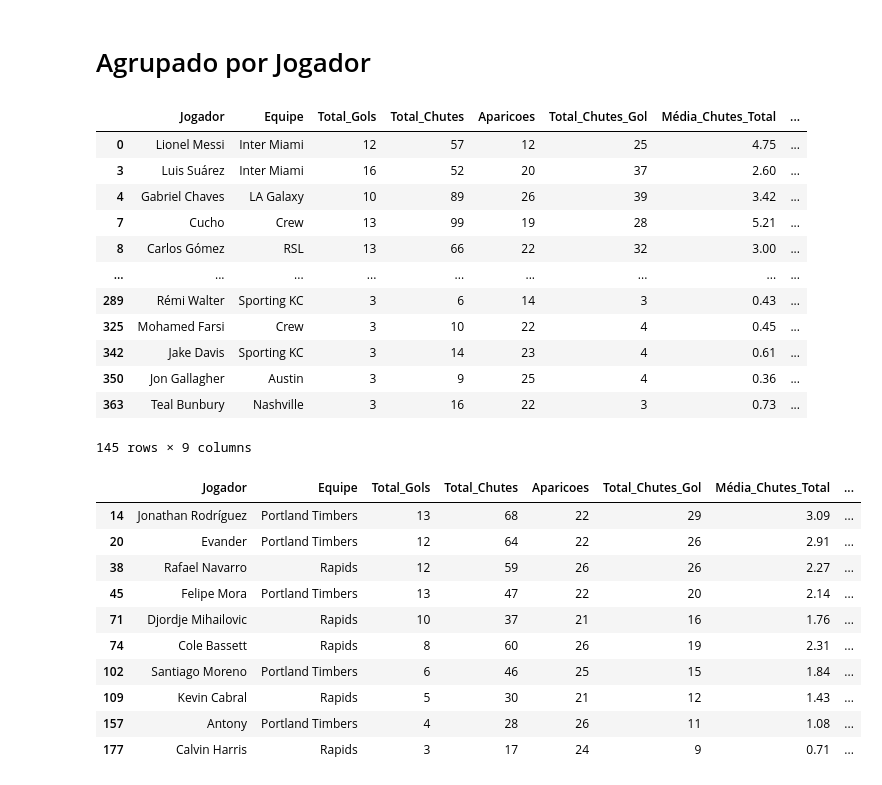
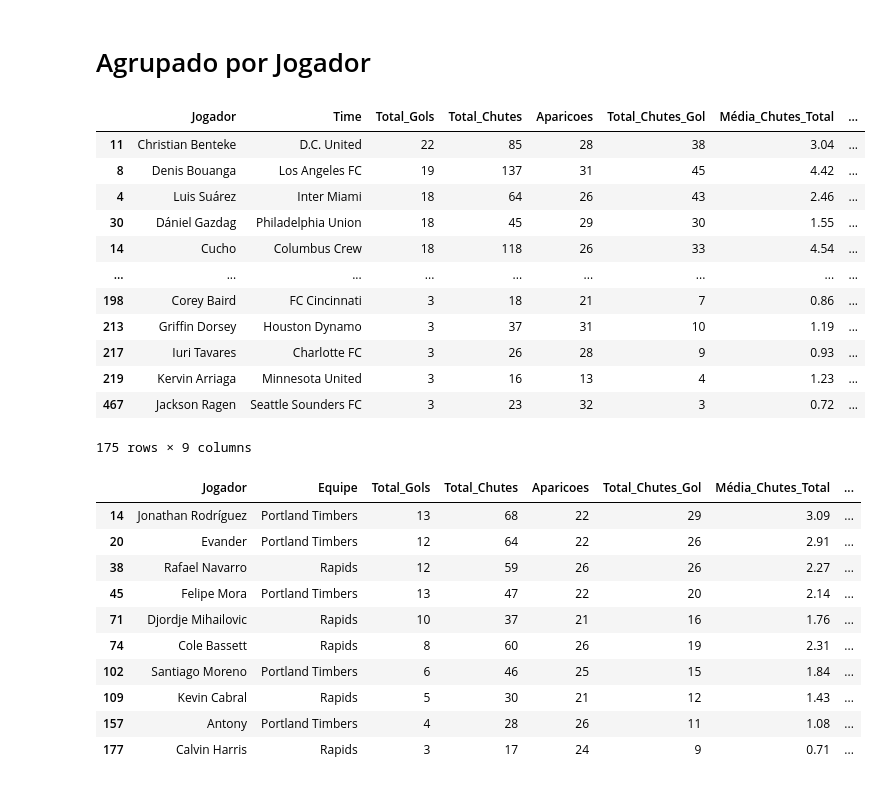
Before and after one commit to eduardopfbp/MLS-PlayerStats, a Jupyter notebook: ml.ipynb, the cells around one changed output. Saved outputs shown, nothing was run; the diff lists cells and outputs as text; code cells hidden in the pictures.

```diff
--- a/ml.ipynb
+++ b/ml.ipynb
@@ -34,8 +222,8 @@ database_ml.tail()
 # %% [markdown]
 # Agrupado por Jogador
 # %%
-# Agrupar os dados por jogador e equipe, e calcular as somas e contagens necessárias
-db_agrupado = database.groupby(['Jogador', 'Equipe']).agg(
+# Agrupar os dados por jogador e Time, e calcular as somas e contagens necessárias
+db_agrupado = database.groupby(['Jogador', 'Time']).agg(
     Total_Gols=('Gols', 'sum'),           # Soma de gols
     Total_Chutes=('TC', 'sum'),           # Soma dos chutes totais (presumo que TC significa 'Total Chutes')
     Aparicoes=('Jogador', 'count'),       # Contagem de aparições
@@ -50,28 +238,28 @@ db_agrupado['Média_Gols'] = round(db_agrupado['Total_Gols'] / db_agrupado['Apar
 # Ordenar o DataFrame pela média de chutes ao gol, de forma decrescente
 db_agrupado.sort_values(by='Média_Chutes_Gol', ascending=False, inplace=True)
 
-# Resetar o índice para que 'Jogador' e 'Equipe' voltem a ser colunas normais (se necessário)
+# Resetar o índice para que 'Jogador' e 'Time' voltem a ser colunas normais (se necessário)
 db_agrupado.reset_index(inplace=True)
 
 db_agrupado = db_agrupado[(db_agrupado['Aparicoes']>6) & (db_agrupado['Total_Gols'] > 2)]
 # %%
 db_agrupado = db_agrupado[(db_agrupado['Aparicoes']>6) & (db_agrupado['Total_Gols'] > 2)]
-# %%
-db_agrupado
-# %% [output]
-|  | Jogador | Equipe | Total_Gols | Total_Chutes | Aparicoes | Total_Chutes_Gol | Média_Chutes_Total | ... |
-| 0 | Lionel Messi | Inter Miami | 12 | 57 | 12 | 25 | 4.75 | ... |
-| 3 | Luis Suárez | Inter Miami | 16 | 52 | 20 | 37 | 2.60 | ... |
-| 4 | Gabriel Chaves | LA Galaxy | 10 | 89 | 26 | 39 | 3.42 | ... |
-| 7 | Cucho | Crew | 13 | 99 | 19 | 28 | 5.21 | ... |
-| 8 | Carlos Gómez | RSL | 13 | 66 | 22 | 32 | 3.00 | ... |
-| ... | ... | ... | ... | ... | ... | ... | ... | ... |
-| 289 | Rémi Walter | Sporting KC | 3 | 6 | 14 | 3 | 0.43 | ... |
-| 325 | Mohamed Farsi | Crew | 3 | 10 | 22 | 4 | 0.45 | ... |
-| 342 | Jake Davis | Sporting KC | 3 | 14 | 23 | 4 | 0.61 | ... |
-| 350 | Jon Gallagher | Austin | 3 | 9 | 25 | 4 | 0.36 | ... |
-| 363 | Teal Bunbury | Nashville | 3 | 16 | 22 | 3 | 0.73 | ... |
-145 rows × 9 columns
+# %%
+db_agrupado.sort_values(by='Total_Gols', ascending= False)
+# %% [output]
+|  | Jogador | Time | Total_Gols | Total_Chutes | Aparicoes | Total_Chutes_Gol | Média_Chutes_Total | ... |
+| 11 | Christian Benteke | D.C. United | 22 | 85 | 28 | 38 | 3.04 | ... |
+| 8 | Denis Bouanga | Los Angeles FC | 19 | 137 | 31 | 45 | 4.42 | ... |
+| 4 | Luis Suárez | Inter Miami | 18 | 64 | 26 | 43 | 2.46 | ... |
+| 30 | Dániel Gazdag | Philadelphia Union | 18 | 45 | 29 | 30 | 1.55 | ... |
+| 14 | Cucho | Columbus Crew | 18 | 118 | 26 | 33 | 4.54 | ... |
+| ... | ... | ... | ... | ... | ... | ... | ... | ... |
+| 198 | Corey Baird | FC Cincinnati | 3 | 18 | 21 | 7 | 0.86 | ... |
+| 213 | Griffin Dorsey | Houston Dynamo | 3 | 37 | 31 | 10 | 1.19 | ... |
+| 217 | Iuri Tavares | Charlotte FC | 3 | 26 | 28 | 9 | 0.93 | ... |
+| 219 | Kervin Arriaga | Minnesota United | 3 | 16 | 13 | 4 | 1.23 | ... |
+| 467 | Jackson Ragen | Seattle Sounders FC | 3 | 23 | 32 | 3 | 0.72 | ... |
+175 rows × 9 columns
 # %%
 times = db_agrupado['Equipe'].isin(['Portland Timbers','Rapids'])
 db_agrupado[times]
```
Also changed, not shown: parts of 10 cells of this notebook, 7 other files.
